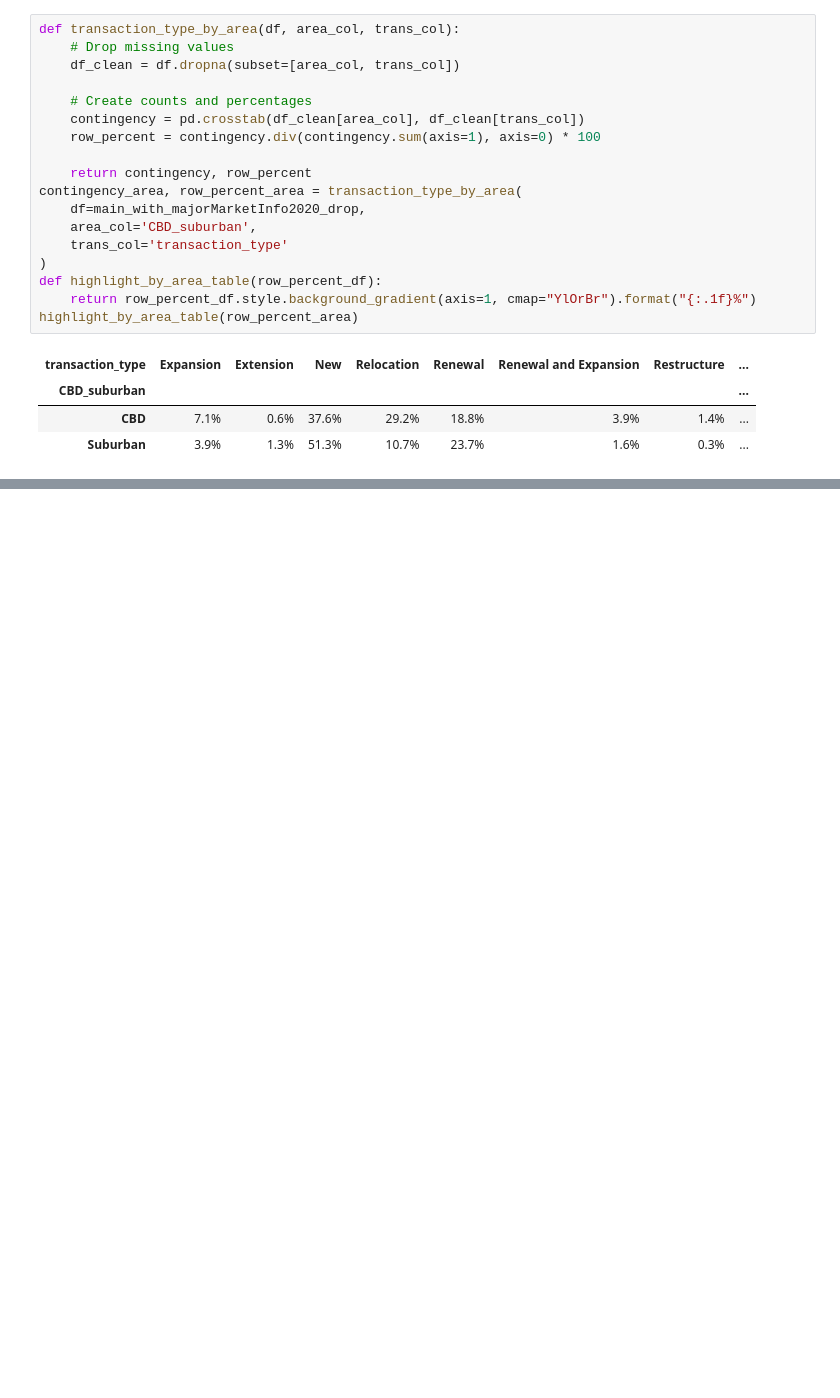
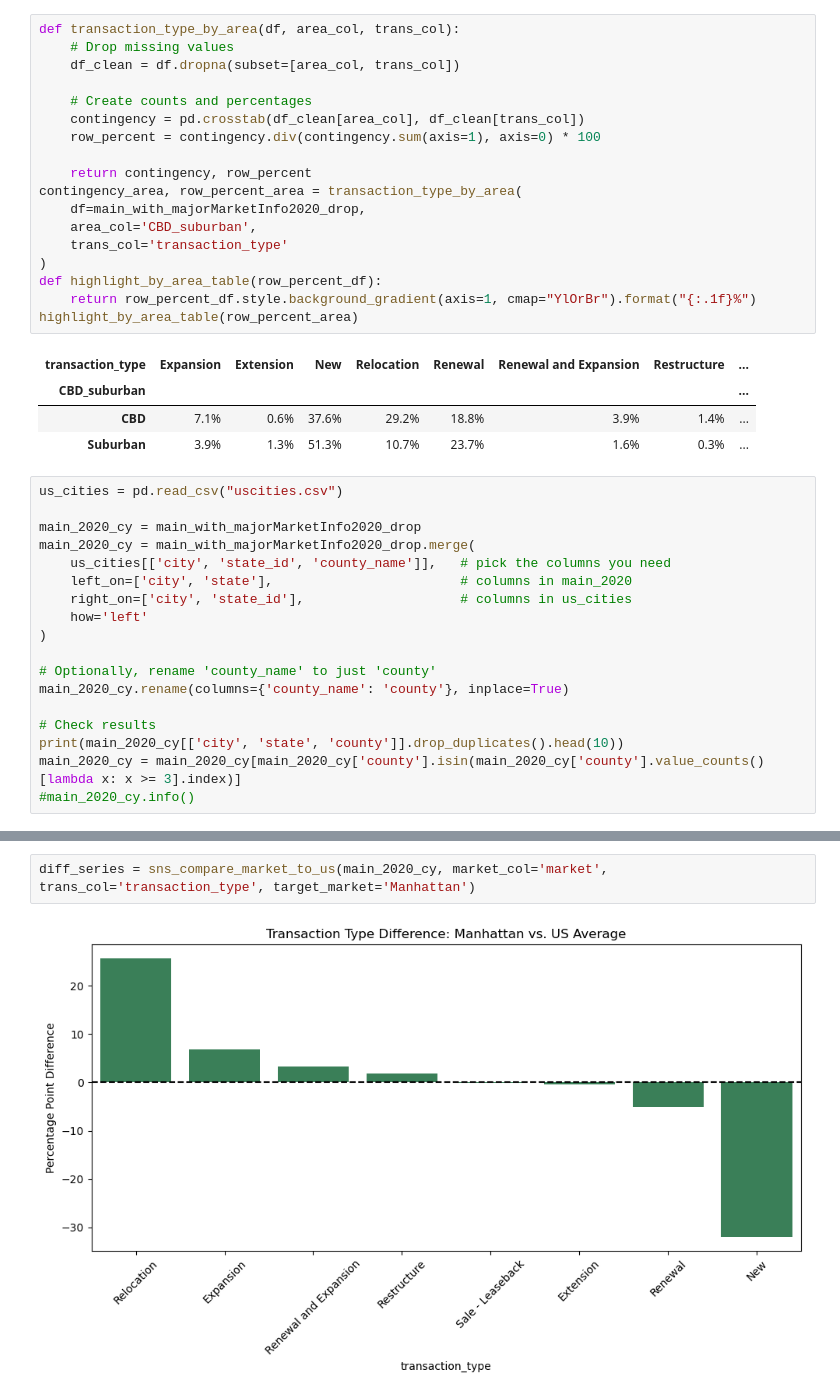
Before and after one commit to Gimmick12-DYY/Duke-Datafest2025, a Jupyter notebook: MainLab.ipynb, the cells around one changed output, grey strips where cells are left out. Drawn from its saved outputs; the diff is of its cells as text; blank space fills up the shorter version.

Commit message:
transactionTypeData

```diff
--- a/MainLab.ipynb
+++ b/MainLab.ipynb
@@ -515,3 +457,21 @@ highlight_by_area_table(row_percent_area)
 | CBD_suburban |  |  |  |  |  |  |  | ... |
 | CBD | 7.1% | 0.6% | 37.6% | 29.2% | 18.8% | 3.9% | 1.4% | ... |
 | Suburban | 3.9% | 1.3% | 51.3% | 10.7% | 23.7% | 1.6% | 0.3% | ... |
+# %%
+us_cities = pd.read_csv("uscities.csv")
+
+main_2020_cy = main_with_majorMarketInfo2020_drop
+main_2020_cy = main_with_majorMarketInfo2020_drop.merge(
+    us_cities[['city', 'state_id', 'county_name']],   # pick the columns you need
+    left_on=['city', 'state'],                        # columns in main_2020
+    right_on=['city', 'state_id'],                    # columns in us_cities
+    how='left'
+)
+
+# Optionally, rename 'county_name' to just 'county'
+main_2020_cy.rename(columns={'county_name': 'county'}, inplace=True)
+
+# Check results
+print(main_2020_cy[['city', 'state', 'county']].drop_duplicates().head(10))
+main_2020_cy = main_2020_cy[main_2020_cy['county'].isin(main_2020_cy['county'].value_counts()[lambda x: x >= 3].index)]
+#main_2020_cy.info()
@@ -517,0 +593,4 @@ highlight_by_area_table(row_percent_area)
+# %%
+diff_series = sns_compare_market_to_us(main_2020_cy, market_col='market', trans_col='transaction_type', target_market='Manhattan')
+# %% [output]
+[figure, added]
```
Also changed, not shown: parts of 11 cells of this notebook, 1 other file.
